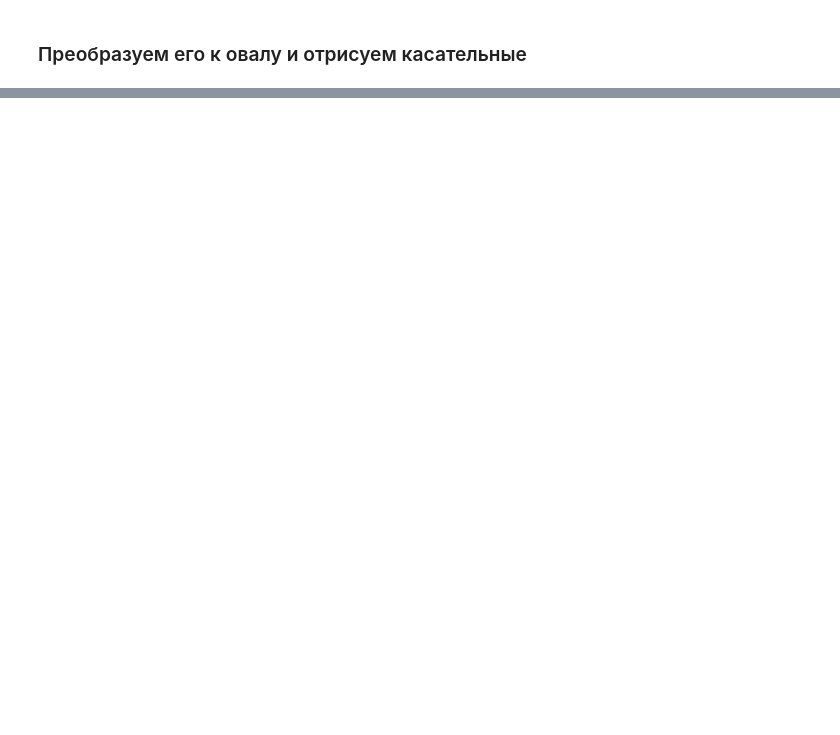
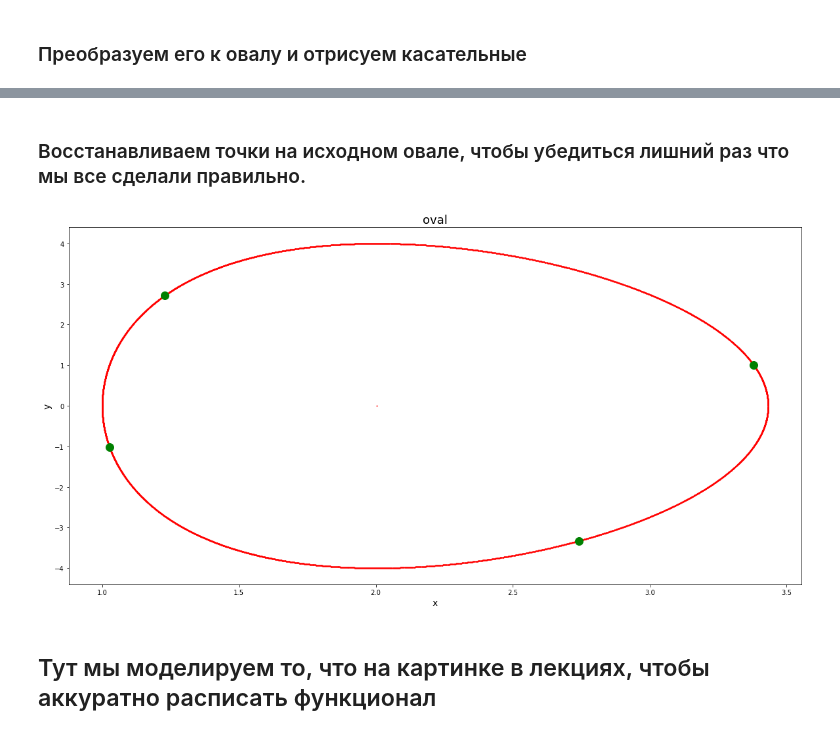
Before and after one commit to razmikKonstandyan/pics, a Jupyter notebook: illustration.ipynb, the cells around one changed output, grey strips where cells are left out. Drawn from its saved outputs; the diff is of its cells as text; code cells hidden in the pictures; blank space fills up the shorter version.

```diff
--- a/illustration.ipynb
+++ b/illustration.ipynb
@@ -39 +93,16 @@ put_points(get_figure(plt, 'oval'), ellipse.points).show()
+# %% [markdown]
+### Восстанавливаем точки на исходном овале, чтобы убедиться лишний раз что мы все сделали правильно.
+# %%
+oval = Oval(a, b, power)
+p = get_figure(plt, 'oval')
+# check result
+i, j, k, l = indexes
+L, R, T, A = oval.points[i], oval.points[j], oval.points[k], oval.points[l]
+p = put_points(p, oval.points)
+p = put_points(p, [L, R, T, A], 'go', markersize=12)
+p.show()
+# %% [output]
+[figure, added]
+# %% [markdown]
+## Тут мы моделируем то, что на картинке в лекциях, чтобы аккуратно расписать функционал
 # %%
```
Also changed, not shown: parts of 12 cells of this notebook, 3 other files.
